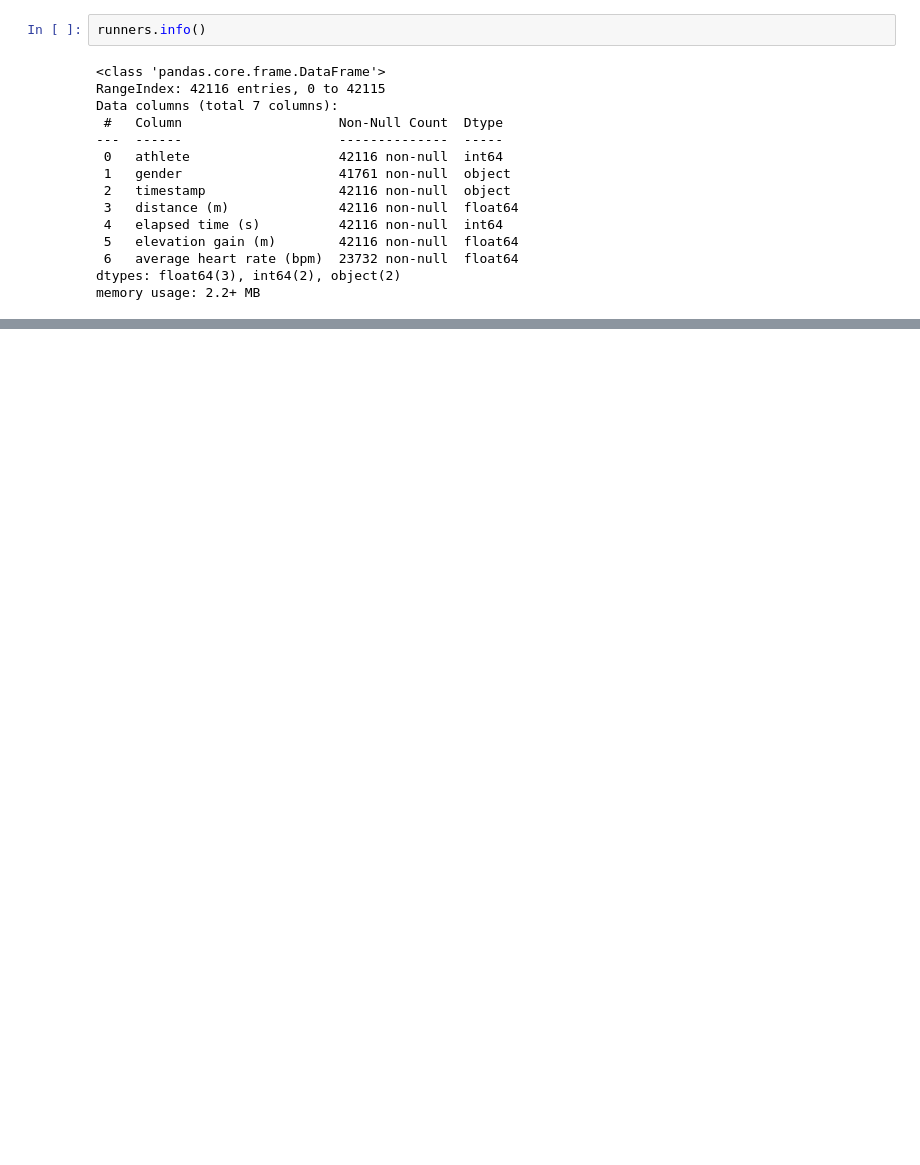
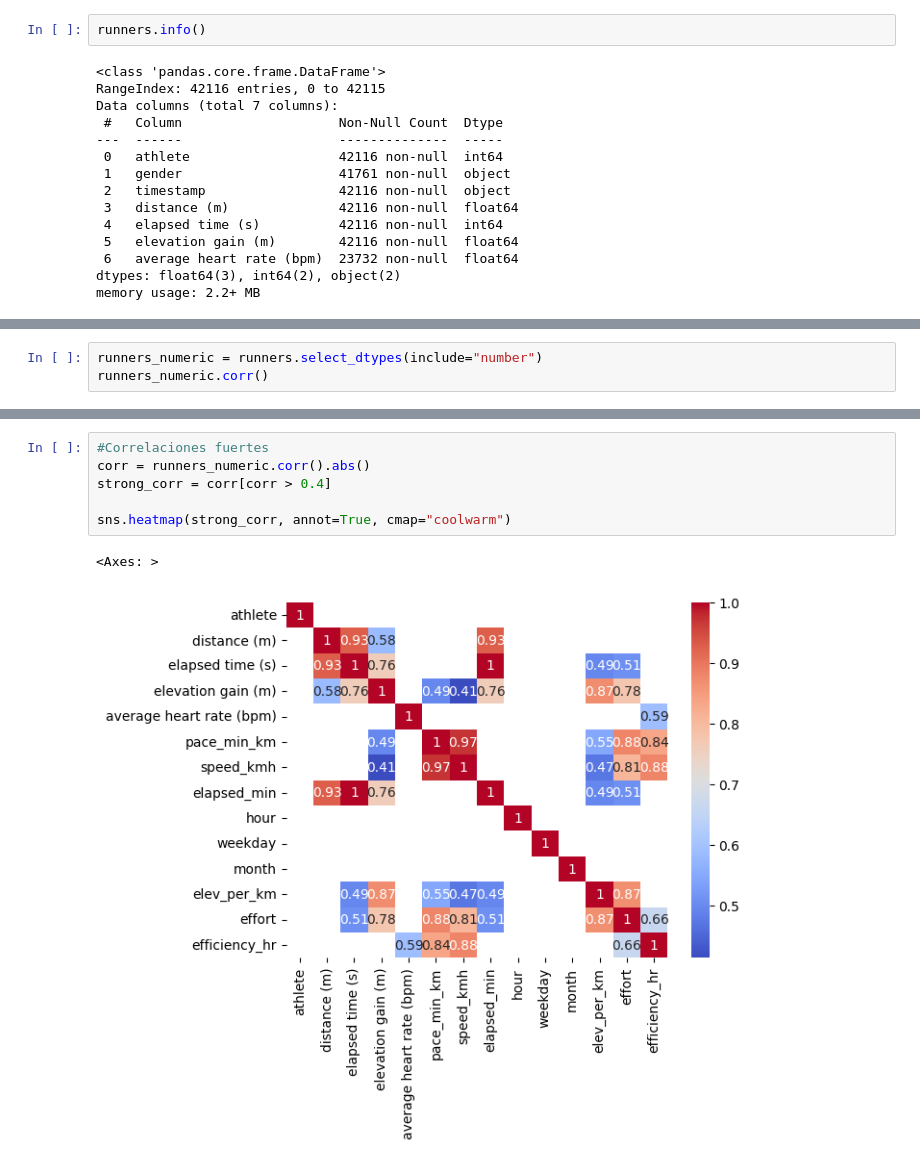
Before and after one commit to asierrodri/EDA-Running, a Jupyter notebook: Correr.ipynb, the cells around one changed output, grey strips where cells are left out. Drawn from its saved outputs; the diff is of its cells as text; blank space fills up the shorter version.

```diff
--- a/Correr.ipynb
+++ b/Correr.ipynb
@@ -98,0 +139,3 @@ runner_asier_cadencia[["Ritmo medio"]]
+# %%
+runners_numeric = runners.select_dtypes(include="number")
+runners_numeric.corr()
@@ -98,0 +186,9 @@ runner_asier_cadencia[["Ritmo medio"]]
+# %%
+#Correlaciones fuertes
+corr = runners_numeric.corr().abs()
+strong_corr = corr[corr > 0.4]
+
+sns.heatmap(strong_corr, annot=True, cmap="coolwarm")
+# %% [output]
+<Axes: >
+[figure, added]
```
Also changed, not shown: parts of 31 cells of this notebook, 15 other files.
